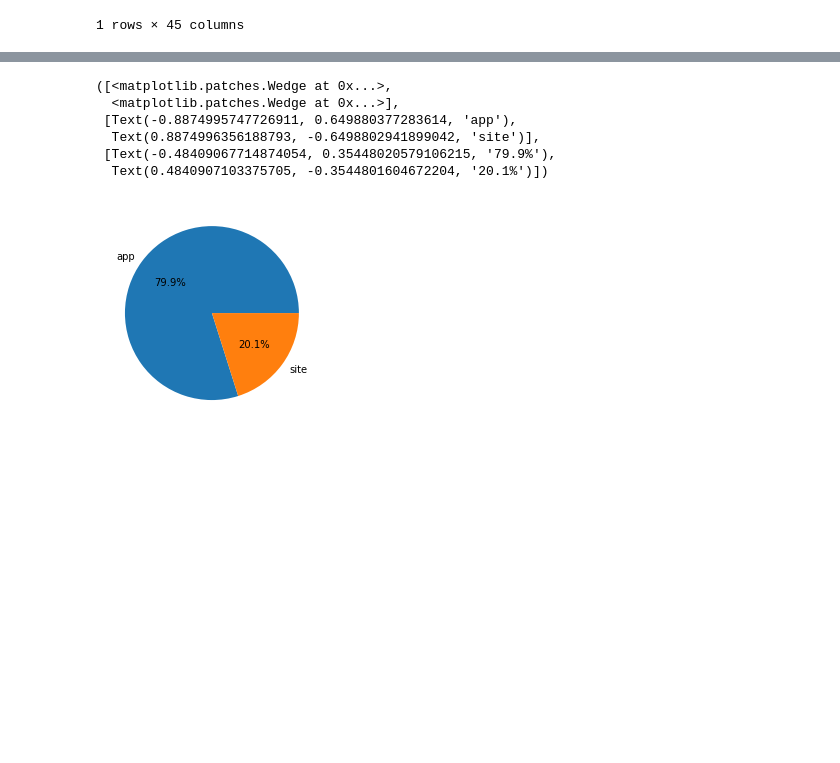
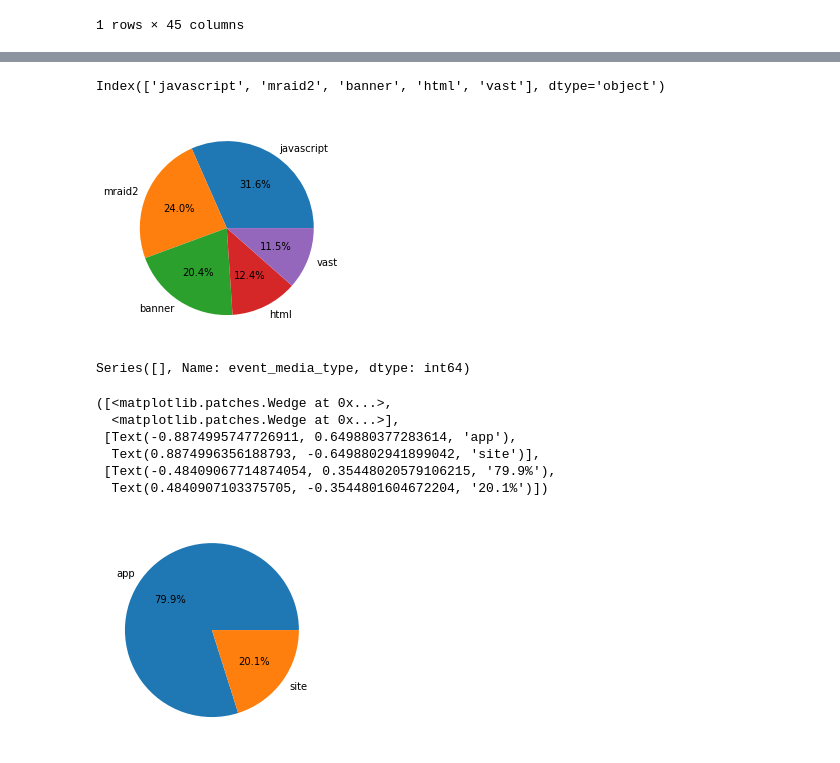
Before and after one commit to Marwa10/TER-Pub, a Jupyter notebook: Exploration/analyseMediaPlan/exporation_2.ipynb, the cells around one changed output, grey strips where cells are left out. Saved outputs shown, nothing was run; the diff lists cells and outputs as text; code cells hidden in the pictures; blank space fills up the shorter version.

Commit message:
analyse creative_type

```diff
--- a/Exploration/analyseMediaPlan/exporation_2.ipynb
+++ b/Exploration/analyseMediaPlan/exporation_2.ipynb
@@ -18,3 +56,21 @@ len(clicks_event)
+# %%
+crea_type_proportion_for_clicks = clicks_event.creative_type.value_counts().values
+# %%
+crea_type_proportion_for_clicks_labels = clicks_event.creative_type.value_counts().index
+# %%
+crea_type_proportion_for_clicks_labels[:5]
+# %% [output]
+Index(['javascript', 'mraid2', 'banner', 'html', 'vast'], dtype='object')
+# %%
+fig1, ax1 = plt.subplots()
+ax1.pie(list(crea_type_proportion_for_clicks[:5]),labels=crea_type_proportion_for_clicks_labels[:5],autopct='%1.1f%%')
+plt.show()
+# %% [output]
+[figure, added]
+# %%
+clicks_event.event_media_type.value_counts()
+# %% [output]
+Series([], Name: event_media_type, dtype: int64)
 # %%
 nb_de_app = sum(clicks_event['event_app_or_site'] == 'app')
 nb_de_site = sum(clicks_event['event_app_or_site'] == 'site')
```
Also changed, not shown: parts of 9 cells of this notebook.
